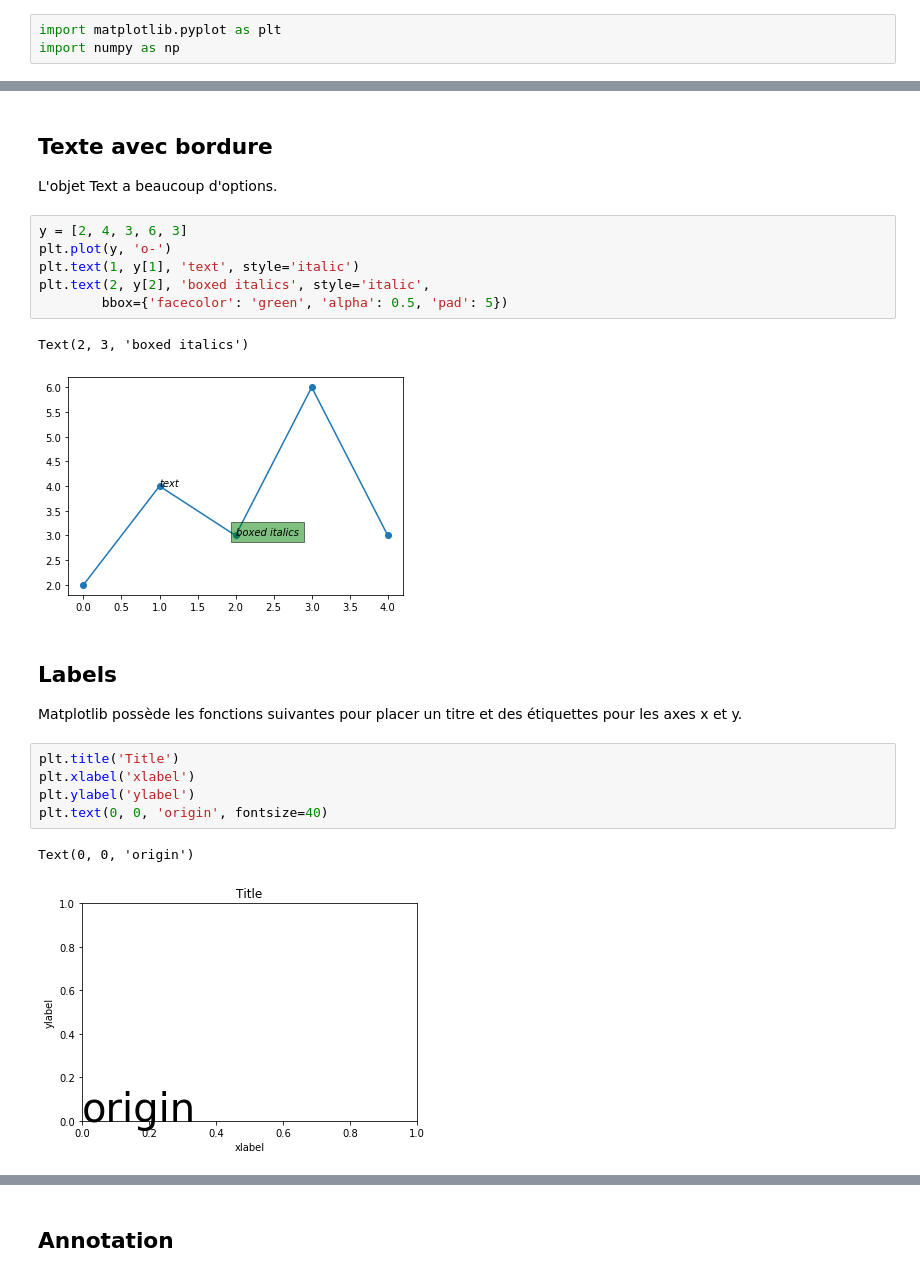
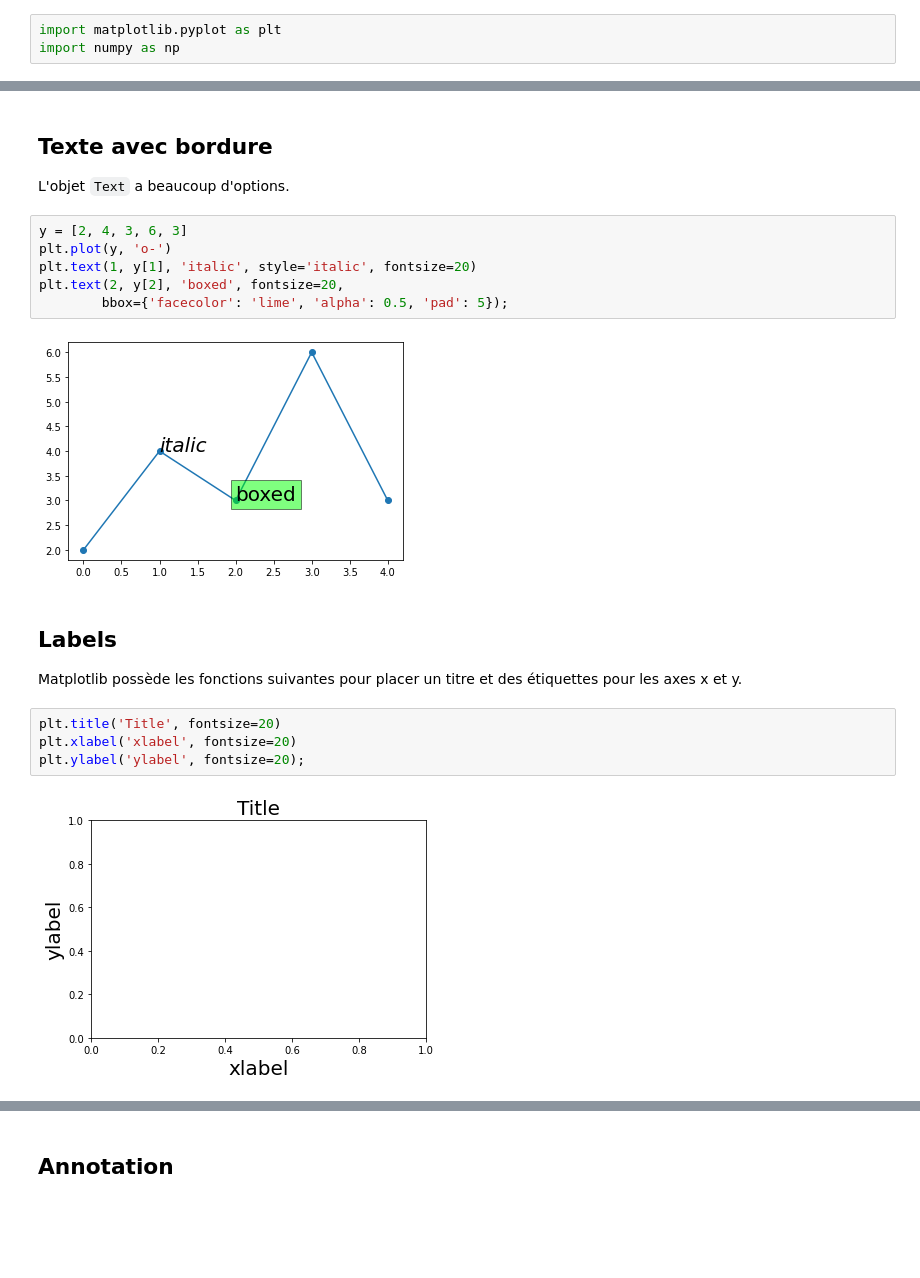
Before and after one commit to rasql/edunum, a Jupyter notebook: doc/plot/text.ipynb, the cells around one changed output, grey strips where cells are left out. Saved outputs shown, nothing was run; the diff lists cells and outputs as text; blank space fills up the shorter version.

```diff
--- a/doc/plot/text.ipynb
+++ b/doc/plot/text.ipynb
@@ -28,25 +26,22 @@ Text(1, 1, 'figtext')
 # %% [markdown]
 ## Texte avec bordure
 
-L'objet Text a beaucoup d'options.
+L'objet `Text` a beaucoup d'options.
 # %%
 y = [2, 4, 3, 6, 3]
 plt.plot(y, 'o-')
-plt.text(1, y[1], 'text', style='italic')
-plt.text(2, y[2], 'boxed italics', style='italic',
-        bbox={'facecolor': 'green', 'alpha': 0.5, 'pad': 5})
+plt.text(1, y[1], 'italic', style='italic', fontsize=20)
+plt.text(2, y[2], 'boxed', fontsize=20,
+        bbox={'facecolor': 'lime', 'alpha': 0.5, 'pad': 5});
 # %% [output]
-Text(2, 3, 'boxed italics')
-[figure, old version]
+[figure, new version]
 # %% [markdown]
 ## Labels
 
 Matplotlib possède les fonctions suivantes pour placer un titre et des étiquettes pour les axes x et y.
 # %%
-plt.title('Title')
-plt.xlabel('xlabel')
-plt.ylabel('ylabel')
-plt.text(0, 0, 'origin', fontsize=40)
+plt.title('Title', fontsize=20)
+plt.xlabel('xlabel', fontsize=20)
+plt.ylabel('ylabel', fontsize=20);
 # %% [output]
-Text(0, 0, 'origin')
-[figure, old version]
+[figure, new version]
```
Also changed, not shown: parts of 20 cells of this notebook, 11 other files.
